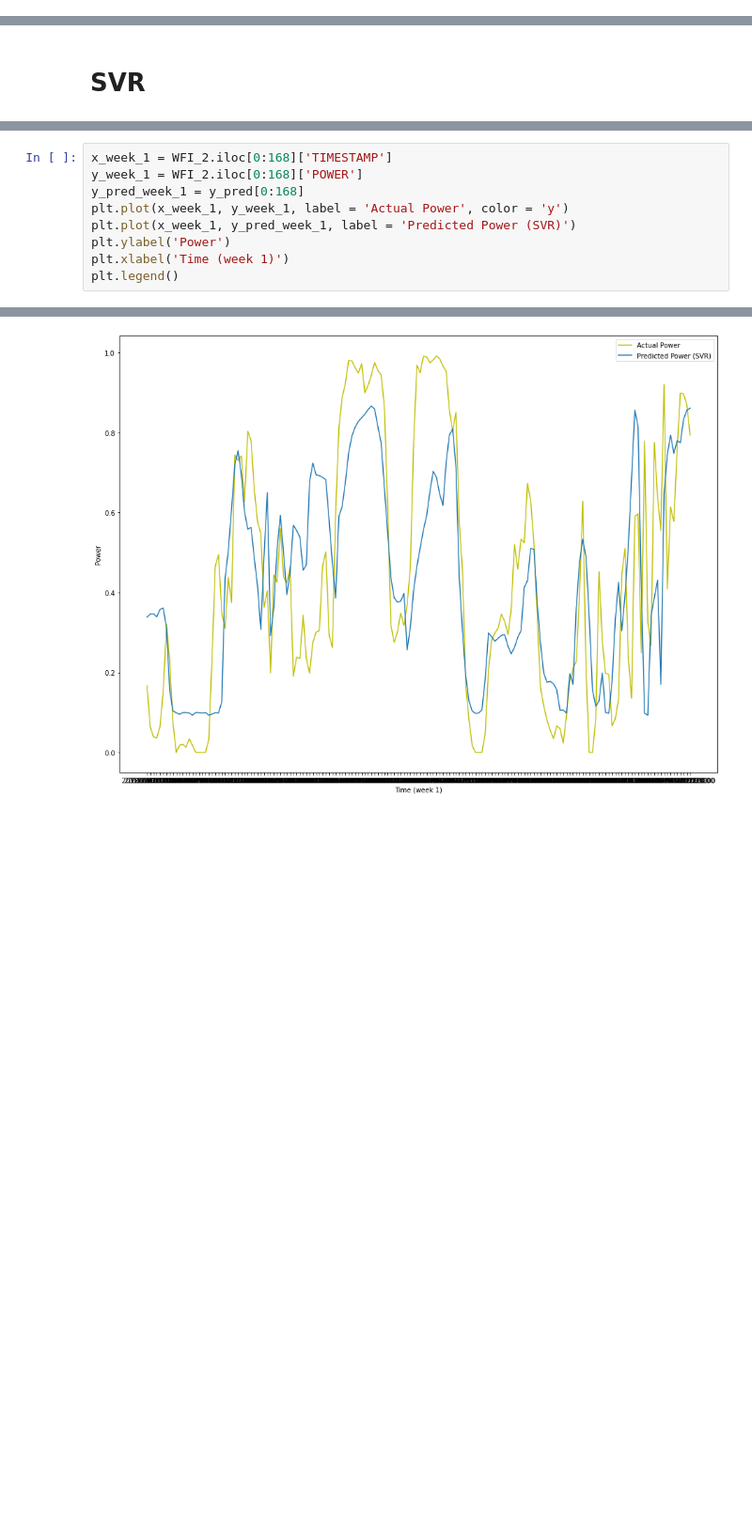
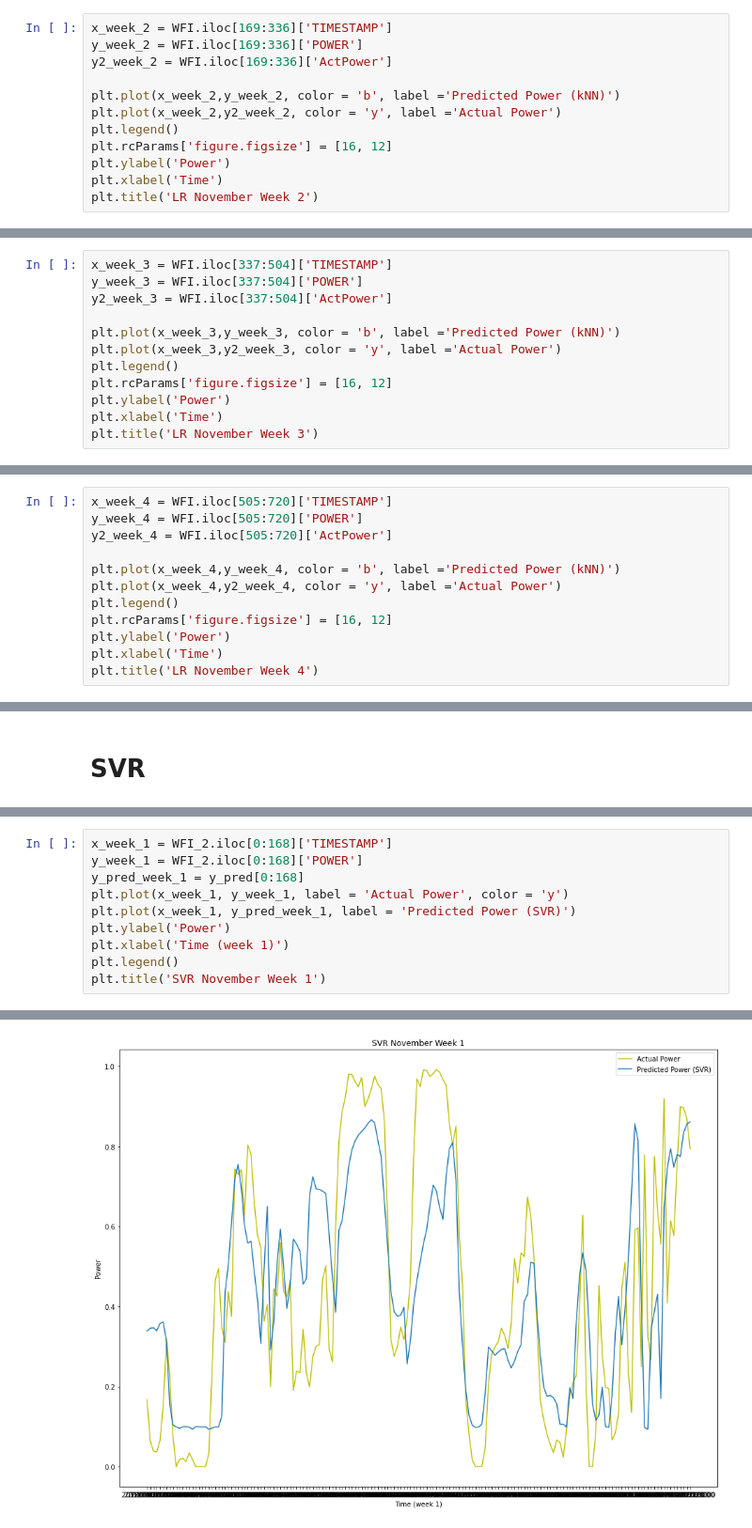
Before and after one commit to andreasdyve/IN5410-assignment2, a Jupyter notebook: Task 1.ipynb, the cells around one changed output, grey strips where cells are left out. Shown at 94% size. Cells and saved outputs as stored; diff of their text form; blank space fills up the shorter version.

```diff
--- a/Task 1.ipynb
+++ b/Task 1.ipynb
@@ -160,0 +176,12 @@ Text(0.5, 0, 'Time')
+# %%
+x_week_2 = WFI.iloc[169:336]['TIMESTAMP']
+y_week_2 = WFI.iloc[169:336]['POWER']
+y2_week_2 = WFI.iloc[169:336]['ActPower']
+
+plt.plot(x_week_2,y_week_2, color = 'b', label ='Predicted Power (kNN)')
+plt.plot(x_week_2,y2_week_2, color = 'y', label ='Actual Power')
+plt.legend()
+plt.rcParams['figure.figsize'] = [16, 12]
+plt.ylabel('Power')
+plt.xlabel('Time')
+plt.title('LR November Week 2')
@@ -160,0 +191,12 @@ Text(0.5, 0, 'Time')
+# %%
+x_week_3 = WFI.iloc[337:504]['TIMESTAMP']
+y_week_3 = WFI.iloc[337:504]['POWER']
+y2_week_3 = WFI.iloc[337:504]['ActPower']
+
+plt.plot(x_week_3,y_week_3, color = 'b', label ='Predicted Power (kNN)')
+plt.plot(x_week_3,y2_week_3, color = 'y', label ='Actual Power')
+plt.legend()
+plt.rcParams['figure.figsize'] = [16, 12]
+plt.ylabel('Power')
+plt.xlabel('Time')
+plt.title('LR November Week 3')
@@ -160,0 +206,12 @@ Text(0.5, 0, 'Time')
+# %%
+x_week_4 = WFI.iloc[505:720]['TIMESTAMP']
+y_week_4 = WFI.iloc[505:720]['POWER']
+y2_week_4 = WFI.iloc[505:720]['ActPower']
+
+plt.plot(x_week_4,y_week_4, color = 'b', label ='Predicted Power (kNN)')
+plt.plot(x_week_4,y2_week_4, color = 'y', label ='Actual Power')
+plt.legend()
+plt.rcParams['figure.figsize'] = [16, 12]
+plt.ylabel('Power')
+plt.xlabel('Time')
+plt.title('LR November Week 4')
@@ -321,4 +437,5 @@ plt.plot(x_week_1, y_pred_week_1, label = 'Predicted Power (SVR)')
 plt.ylabel('Power')
 plt.xlabel('Time (week 1)')
 plt.legend()
+plt.title('SVR November Week 1')
 # %% [output]
@@ -326,4 +443,4 @@ plt.legend()
-[figure, old version]
+[figure, new version]
 # %%
 x_week_2 = WFI_2.iloc[169:336]['TIMESTAMP']
 y_week_2 = WFI_2.iloc[169:336]['POWER']
```
Also changed, not shown: parts of 28 cells of this notebook.
